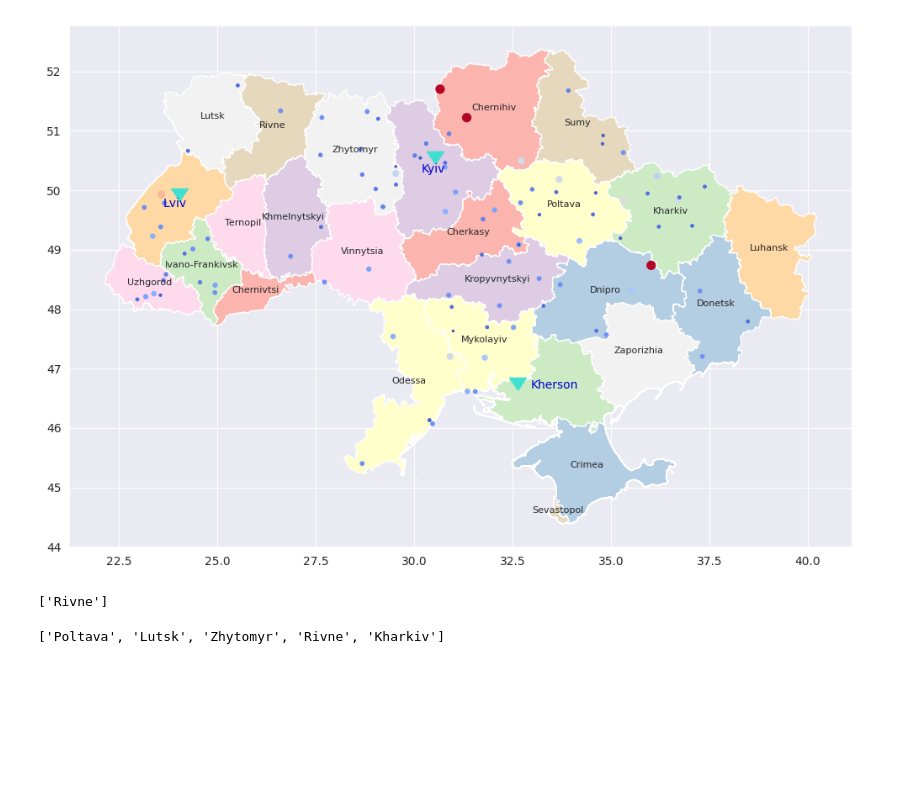
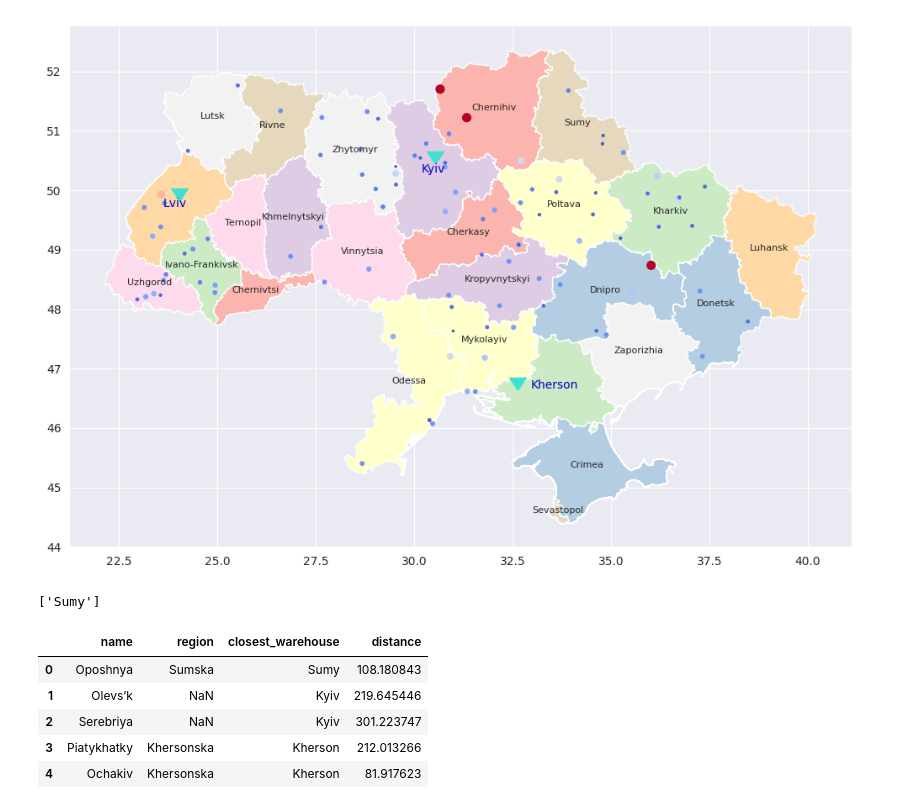
Before and after one commit to alorthius/tarilka, a Jupyter notebook: proj.ipynb, the cells around one changed output. Drawn from its saved outputs; the diff is of its cells as text; code cells hidden in the pictures; blank space fills up the shorter version.

```diff
--- a/proj.ipynb
+++ b/proj.ipynb
@@ -42,7 +42,7 @@ merged_kyiv
 <POLYGON ((29.73 51.523, 29.74 51.518, 29.742 51.501, 29.752 51.496, 29.753 ...>
 # %%
 # set of already existing warehouses
-warehouses = {'Lviv', 'Kyiv', 'Kherson'}
+warehouses = frozenset({'Lviv', 'Kyiv', 'Kherson'})
 # cities for new warehouses
 possible_warehouses = set(df_regions['NAME_1'].to_numpy()).difference(warehouses).difference({'Crimea', 'Sevastopol'})
 # %%
@@ -174,14 +158,14 @@ for num_new_warehouses in range(1, 2):
     for _ in range(10):
         new_warehouses = random.sample(tuple(possible_warehouses), num_new_warehouses)
         all_warehouses = warehouses.union(new_warehouses)
-        all_warehouses_df = df_cities.loc[df_cities.name.isin(all_warehouses)][['name', 'latitude', 'longitude']]
+        all_warehouses_df = df_cities.loc[df_cities.name.isin(all_warehouses)][['name', 'region', 'latitude', 'longitude']]
 
         def get_closest_warehouse(target):
-            distances = all_warehouses_df.apply(lambda w: distance.geodesic(target[1:], w[1:]).km, axis=1)
+            distances = all_warehouses_df.apply(lambda w: distance.geodesic(target[2:], w[2:]).km, axis=1)
             warehouse_idx = distances.argmin()
-            return pd.Series({'name': target[:1].values[0], 'closest_warehouse': all_warehouses_df.iloc[warehouse_idx]['name'], 'distance': distances.min()})
+            return pd.Series({'name': target[:1].values[0], 'region': all_warehouses_df.iloc[warehouse_idx]['region'], 'closest_warehouse': all_warehouses_df.iloc[warehouse_idx]['name'], 'distance': distances.min()})
 
-        targets = df_new[['name', 'latitude', 'longitude']]
+        targets = df_new[['name', 'region', 'latitude', 'longitude']]
         clustering = targets.apply(get_closest_warehouse, axis=1)
         total_distance = clustering.distance.sum()
 
@@ -196,37 +180,13 @@ for num_new_warehouses in range(1, 2):
 
 print(best_new_warehouses)
 # %% [output]
-['Rivne']
+['Sumy']
-# %%
-best_new_warehouses = None
-best_clustering = None
-best_total_distance = float('inf')
-prev_best_total_distance = float('inf')
-
-for num_new_warehouses in range(1, 6):
-    for _ in range(10):
-        new_warehouses = random.sample(tuple(possible_warehouses), num_new_warehouses)
-        all_warehouses = warehouses.union(new_warehouses)
-        all_warehouses_df = df_cities.loc[df_cities.name.isin(all_warehouses)][['name', 'latitude', 'longitude']]
-
-        def get_closest_warehouse(target):
-            distances = all_warehouses_df.apply(lambda w: distance.geodesic(target[1:], w[1:]).km, axis=1)
-            warehouse_idx = distances.argmin()
-            return pd.Series({'name': target[:1].values[0], 'closest_warehouse': all_warehouses_df.iloc[warehouse_idx]['name'], 'distance': distances.min()})
-
-        targets = df_new[['name', 'latitude', 'longitude']]
-        clustering = targets.apply(get_closest_warehouse, axis=1)
-        total_distance = clustering.distance.sum()
-
-        if total_distance < best_total_distance:
-            best_new_warehouses = new_warehouses
-            best_clustering = clustering
-            best_total_distance = total_distance
-
-    if best_total_distance >= prev_best_total_distance:
-        break
-    prev_best_total_distance = best_total_distance
-
-print(best_new_warehouses)
-# %% [output]
-['Poltava', 'Lutsk', 'Zhytomyr', 'Rivne', 'Kharkiv']
+# %%
+best_clustering.head()
+# %% [output]
+|  | name | region | closest_warehouse | distance |
+| 0 | Oposhnya | Sumska | Sumy | 108.180843 |
+| 1 | Olevs’k | NaN | Kyiv | 219.645446 |
+| 2 | Serebriya | NaN | Kyiv | 301.223747 |
+| 3 | Piatykhatky | Khersonska | Kherson | 212.013266 |
+| 4 | Ochakiv | Khersonska | Kherson | 81.917623 |
```
Also changed, not shown: parts of 1 cell of this notebook.
